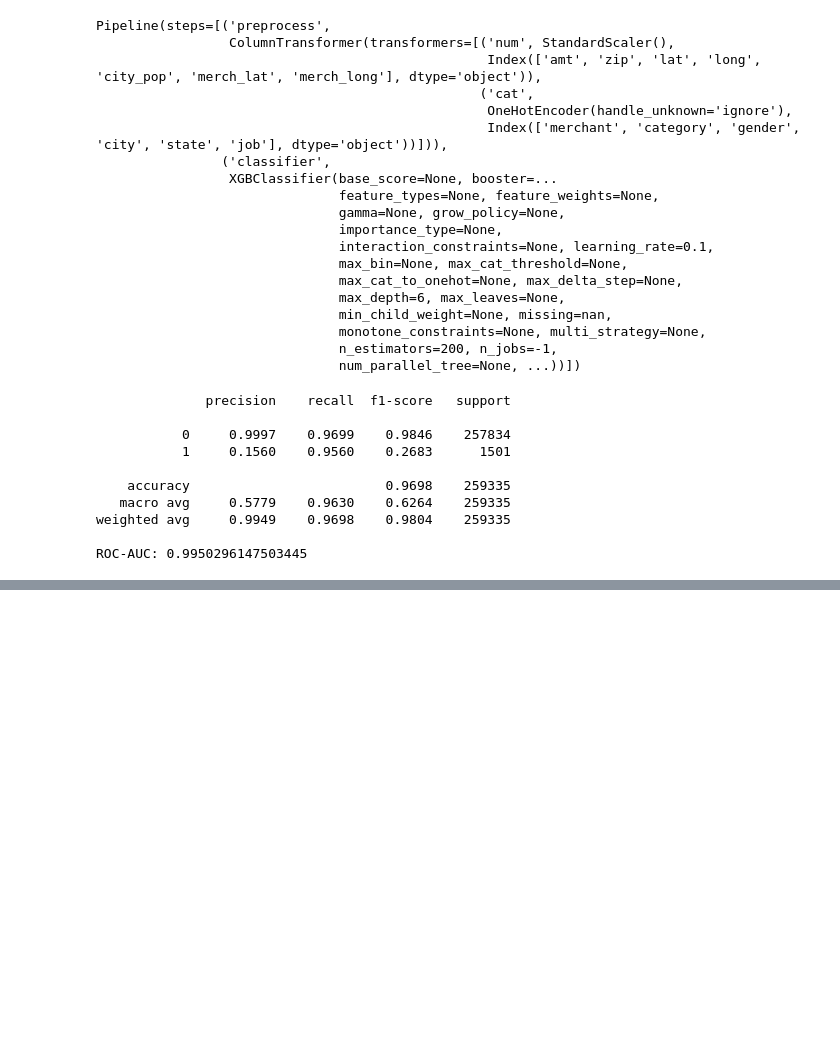
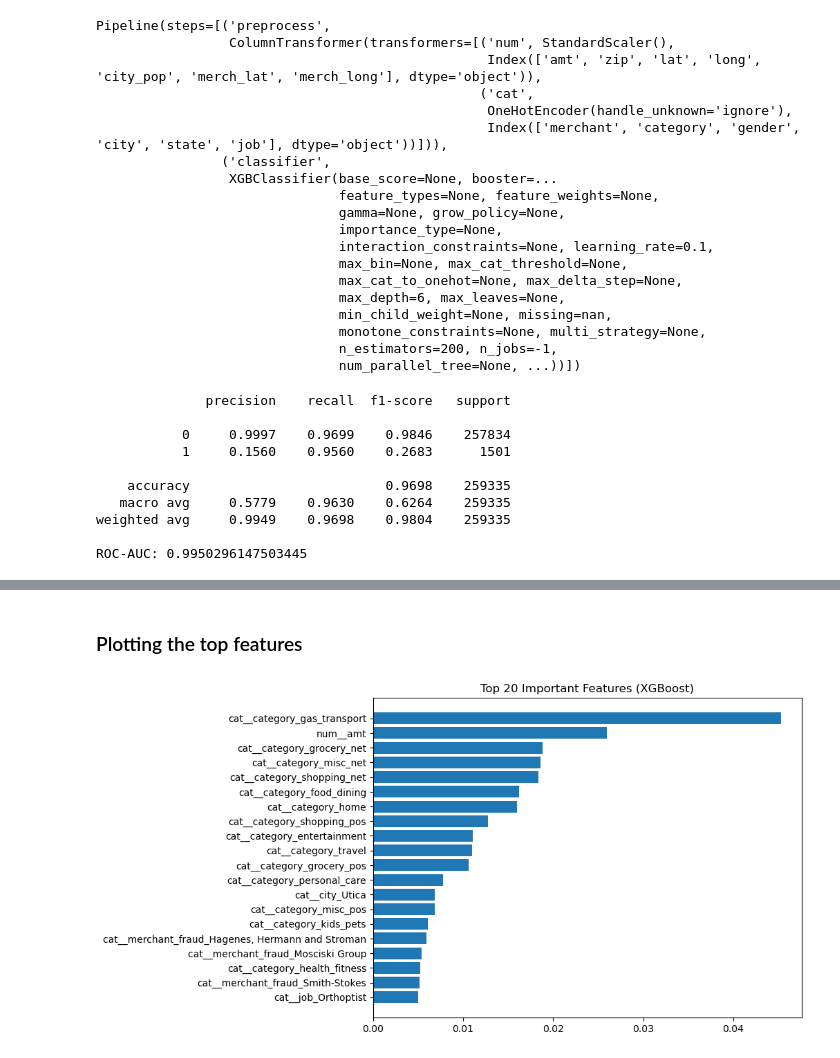
Before and after one commit to Dhyey-2005/credit-card-fraud-detection, a Jupyter notebook: Credit Card Fraud Project.ipynb, the cells around one changed output, grey strips where cells are left out. Cells and saved outputs as stored; diff of their text form; code cells hidden in the pictures; blank space fills up the shorter version.

```diff
--- a/Credit Card Fraud Project.ipynb
+++ b/Credit Card Fraud Project.ipynb
@@ -366,0 +466,15 @@ ROC-AUC: 0.9950296147503445
+# %%
+import pandas as pd
+
+# Get feature names after preprocessing
+feature_names = xgb_model.named_steps['preprocess'].get_feature_names_out()
+
+# Get importance from XGBoost
+importances = xgb_model.named_steps['classifier'].feature_importances_
+
+feat_imp = pd.DataFrame({
+    'feature': feature_names,
+    'importance': importances
+}).sort_values(by='importance', ascending=False)
+
+feat_imp.head(20)
@@ -366,0 +499,12 @@ ROC-AUC: 0.9950296147503445
+# %% [markdown]
+### Plotting the top features
+# %%
+top_feats = feat_imp.head(20)
+
+plt.figure(figsize=(8,6))
+plt.barh(top_feats['feature'], top_feats['importance'])
+plt.gca().invert_yaxis()
+plt.title("Top 20 Important Features (XGBoost)")
+plt.show()
+# %% [output]
+[figure, added]
```
Also changed, not shown: parts of 49 cells of this notebook.
